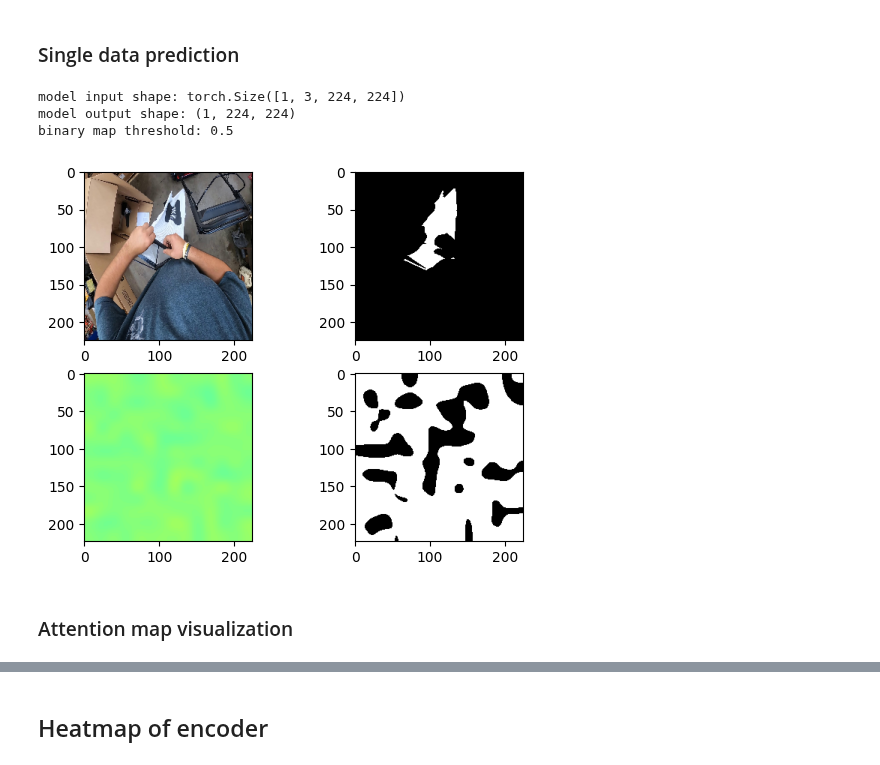
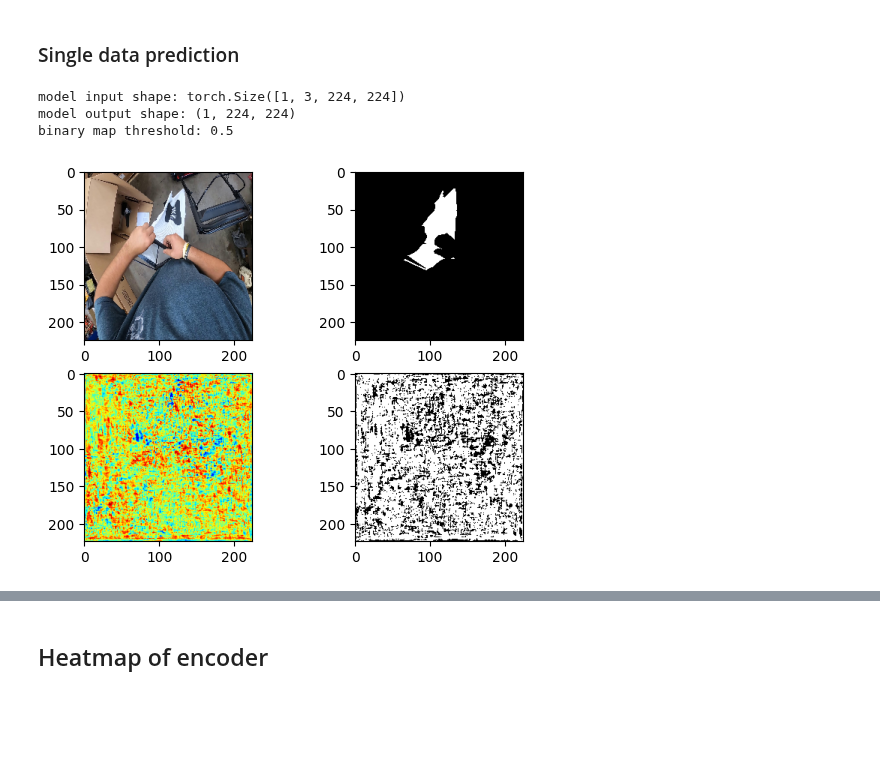
Before and after one commit to pasca-l/hands-and-objects, a Jupyter notebook: objectness_classification/models/analysis.ipynb, the cells around one changed output, grey strips where cells are left out. Drawn from its saved outputs; the diff is of its cells as text; code cells hidden in the pictures; blank space fills up the shorter version.

```diff
--- a/objectness_classification/models/analysis.ipynb
+++ b/objectness_classification/models/analysis.ipynb
@@ -80,7 +80,7 @@ file name: ('ego4d_32287654-7f5b-4d24-bdb0-5f0ceb6dfd24_13350',)
 from system import ObjnessClsModule
 
 classifier = ObjnessClsModule(
-    model_name="setr",
+    model_name="unet",
     with_attention=True,
 )
 # %%
@@ -91,7 +91,7 @@ threshold = 0.5
 
 input = frames.float()
 with torch.no_grad():
-    logits, attention = classifier(input)
+    logits = classifier(input)
 preds = logits.sigmoid()
 output = preds.float().detach().numpy()[0]
 
@@ -108,33 +108,31 @@ fig.add_subplot(2, 2, 1)
 plt.imshow(img)
 
 fig.add_subplot(2, 2, 2)
 plt.imshow(mask[0])
 plt.gray()
 
 for cls in range(len(output)):
     fig.add_subplot(2, 2, 3+cls)
     heatmap = cv2.applyColorMap(
         (output[cls] * 255).astype(np.uint8),
         cv2.COLORMAP_JET,
     )
     heatmap = cv2.cvtColor(heatmap, cv2.COLOR_BGR2RGB)
     plt.imshow(heatmap)
 
     fig.add_subplot(2, 2, 3+cls+1)
     binary_mask = output[cls] > threshold
     plt.imshow(binary_mask)
     plt.gray()
 
     break
 
 plt.show()
 
 plt.clf()
 plt.close()
 # %% [output]
 model input shape: torch.Size([1, 3, 224, 224])
 model output shape: (1, 224, 224)
 binary map threshold: 0.5
-[figure, old version]
+[figure, new version]
-# %% [markdown]
-### Attention map visualization
```
Also changed, not shown: parts of 3 cells of this notebook.
